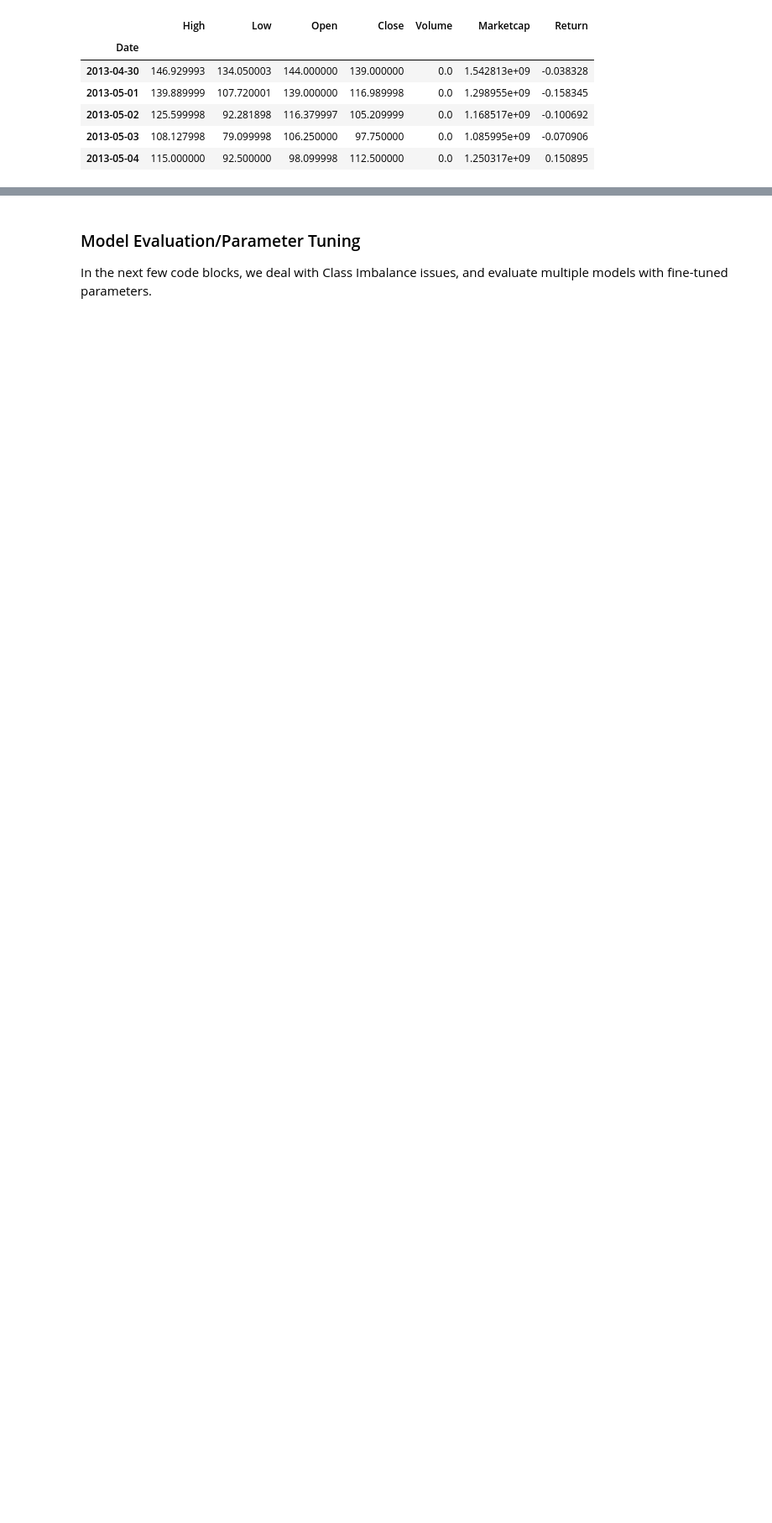
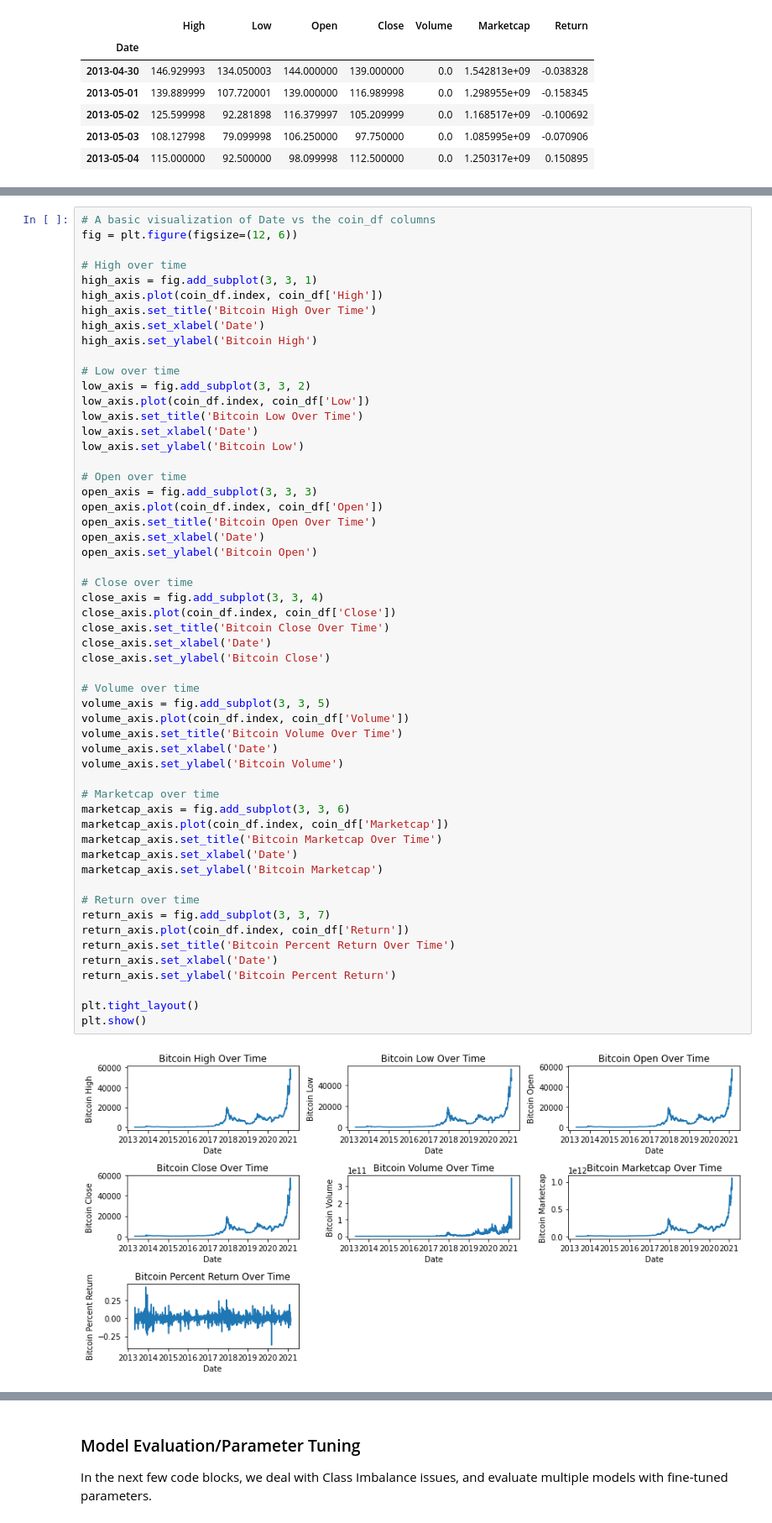
Before and after one commit to rickotten/I513-Project, a Jupyter notebook: Bitcoin-Investment-Classification.ipynb, the cells around one changed output, grey strips where cells are left out. Shown at 84% size. Saved outputs shown, nothing was run; the diff lists cells and outputs as text; blank space fills up the shorter version.

```diff
--- a/Bitcoin-Investment-Classification.ipynb
+++ b/Bitcoin-Investment-Classification.ipynb
@@ -55,0 +56,57 @@ coin_df.head()
+# %%
+# A basic visualization of Date vs the coin_df columns
+fig = plt.figure(figsize=(12, 6))
+
+# High over time
+high_axis = fig.add_subplot(3, 3, 1)
+high_axis.plot(coin_df.index, coin_df['High'])
+high_axis.set_title('Bitcoin High Over Time')
+high_axis.set_xlabel('Date')
+high_axis.set_ylabel('Bitcoin High')
+
+# Low over time
+low_axis = fig.add_subplot(3, 3, 2)
+low_axis.plot(coin_df.index, coin_df['Low'])
+low_axis.set_title('Bitcoin Low Over Time')
+low_axis.set_xlabel('Date')
+low_axis.set_ylabel('Bitcoin Low')
+
+# Open over time
+open_axis = fig.add_subplot(3, 3, 3)
+open_axis.plot(coin_df.index, coin_df['Open'])
+open_axis.set_title('Bitcoin Open Over Time')
+open_axis.set_xlabel('Date')
+open_axis.set_ylabel('Bitcoin Open')
+
+# Close over time
+close_axis = fig.add_subplot(3, 3, 4)
+close_axis.plot(coin_df.index, coin_df['Close'])
+close_axis.set_title('Bitcoin Close Over Time')
+close_axis.set_xlabel('Date')
+close_axis.set_ylabel('Bitcoin Close')
+
+# Volume over time
+volume_axis = fig.add_subplot(3, 3, 5)
+volume_axis.plot(coin_df.index, coin_df['Volume'])
+volume_axis.set_title('Bitcoin Volume Over Time')
+volume_axis.set_xlabel('Date')
+volume_axis.set_ylabel('Bitcoin Volume')
+
+# Marketcap over time
+marketcap_axis = fig.add_subplot(3, 3, 6)
+marketcap_axis.plot(coin_df.index, coin_df['Marketcap'])
+marketcap_axis.set_title('Bitcoin Marketcap Over Time')
+marketcap_axis.set_xlabel('Date')
+marketcap_axis.set_ylabel('Bitcoin Marketcap')
+
+# Return over time
+return_axis = fig.add_subplot(3, 3, 7)
+return_axis.plot(coin_df.index, coin_df['Return'])
+return_axis.set_title('Bitcoin Percent Return Over Time')
+return_axis.set_xlabel('Date')
+return_axis.set_ylabel('Bitcoin Percent Return')
+
+plt.tight_layout()
+plt.show()
+# %% [output]
+[figure, added]
```
Also changed, not shown: parts of 55 cells of this notebook.
